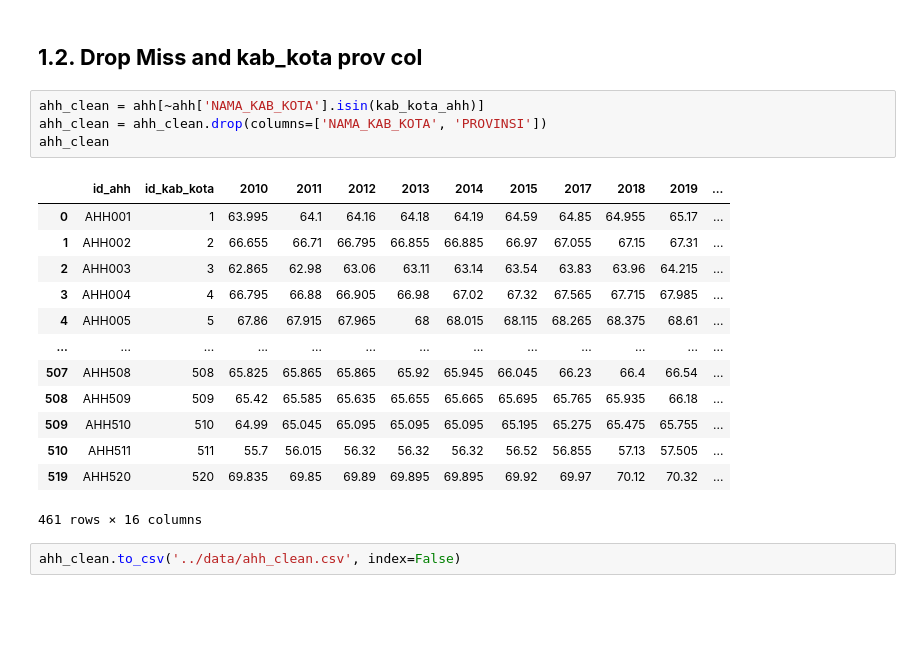
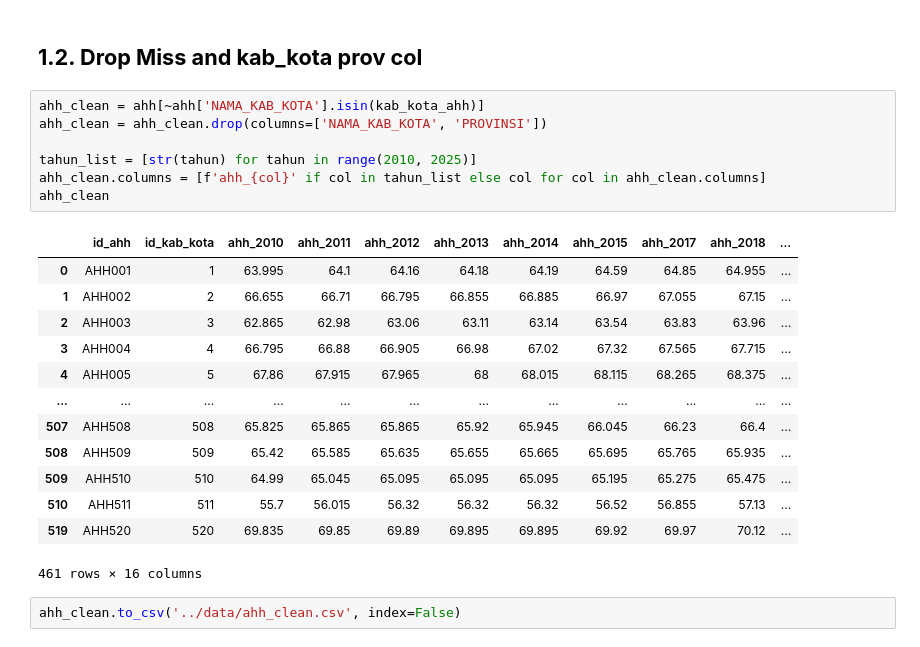
Before and after one commit to bistiana29/IAH-VISION, a Jupyter notebook: notebooks/missval_handling.ipynb, the cells around one changed output. Drawn from its saved outputs; the diff is of its cells as text; blank space fills up the shorter version.

```diff
--- a/notebooks/missval_handling.ipynb
+++ b/notebooks/missval_handling.ipynb
@@ -45,20 +45,23 @@ Jumlah kabupaten/kota yang mengandung missing value (-) pada tahun 2010-2024: 53
 # %%
 ahh_clean = ahh[~ahh['NAMA_KAB_KOTA'].isin(kab_kota_ahh)]
 ahh_clean = ahh_clean.drop(columns=['NAMA_KAB_KOTA', 'PROVINSI'])
+
+tahun_list = [str(tahun) for tahun in range(2010, 2025)]
+ahh_clean.columns = [f'ahh_{col}' if col in tahun_list else col for col in ahh_clean.columns]
 ahh_clean
 # %% [output]
-|  | id_ahh | id_kab_kota | 2010 | 2011 | 2012 | 2013 | 2014 | 2015 | 2017 | 2018 | 2019 | ... |
-| 0 | AHH001 | 1 | 63.995 | 64.1 | 64.16 | 64.18 | 64.19 | 64.59 | 64.85 | 64.955 | 65.17 | ... |
-| 1 | AHH002 | 2 | 66.655 | 66.71 | 66.795 | 66.855 | 66.885 | 66.97 | 67.055 | 67.15 | 67.31 | ... |
-| 2 | AHH003 | 3 | 62.865 | 62.98 | 63.06 | 63.11 | 63.14 | 63.54 | 63.83 | 63.96 | 64.215 | ... |
-| 3 | AHH004 | 4 | 66.795 | 66.88 | 66.905 | 66.98 | 67.02 | 67.32 | 67.565 | 67.715 | 67.985 | ... |
-| 4 | AHH005 | 5 | 67.86 | 67.915 | 67.965 | 68 | 68.015 | 68.115 | 68.265 | 68.375 | 68.61 | ... |
-| ... | ... | ... | ... | ... | ... | ... | ... | ... | ... | ... | ... | ... |
-| 507 | AHH508 | 508 | 65.825 | 65.865 | 65.865 | 65.92 | 65.945 | 66.045 | 66.23 | 66.4 | 66.54 | ... |
-| 508 | AHH509 | 509 | 65.42 | 65.585 | 65.635 | 65.655 | 65.665 | 65.695 | 65.765 | 65.935 | 66.18 | ... |
-| 509 | AHH510 | 510 | 64.99 | 65.045 | 65.095 | 65.095 | 65.095 | 65.195 | 65.275 | 65.475 | 65.755 | ... |
-| 510 | AHH511 | 511 | 55.7 | 56.015 | 56.32 | 56.32 | 56.32 | 56.52 | 56.855 | 57.13 | 57.505 | ... |
-| 519 | AHH520 | 520 | 69.835 | 69.85 | 69.89 | 69.895 | 69.895 | 69.92 | 69.97 | 70.12 | 70.32 | ... |
+|  | id_ahh | id_kab_kota | ahh_2010 | ahh_2011 | ahh_2012 | ahh_2013 | ahh_2014 | ahh_2015 | ahh_2017 | ahh_2018 | ... |
+| 0 | AHH001 | 1 | 63.995 | 64.1 | 64.16 | 64.18 | 64.19 | 64.59 | 64.85 | 64.955 | ... |
+| 1 | AHH002 | 2 | 66.655 | 66.71 | 66.795 | 66.855 | 66.885 | 66.97 | 67.055 | 67.15 | ... |
+| 2 | AHH003 | 3 | 62.865 | 62.98 | 63.06 | 63.11 | 63.14 | 63.54 | 63.83 | 63.96 | ... |
+| 3 | AHH004 | 4 | 66.795 | 66.88 | 66.905 | 66.98 | 67.02 | 67.32 | 67.565 | 67.715 | ... |
+| 4 | AHH005 | 5 | 67.86 | 67.915 | 67.965 | 68 | 68.015 | 68.115 | 68.265 | 68.375 | ... |
+| ... | ... | ... | ... | ... | ... | ... | ... | ... | ... | ... | ... |
+| 507 | AHH508 | 508 | 65.825 | 65.865 | 65.865 | 65.92 | 65.945 | 66.045 | 66.23 | 66.4 | ... |
+| 508 | AHH509 | 509 | 65.42 | 65.585 | 65.635 | 65.655 | 65.665 | 65.695 | 65.765 | 65.935 | ... |
+| 509 | AHH510 | 510 | 64.99 | 65.045 | 65.095 | 65.095 | 65.095 | 65.195 | 65.275 | 65.475 | ... |
+| 510 | AHH511 | 511 | 55.7 | 56.015 | 56.32 | 56.32 | 56.32 | 56.52 | 56.855 | 57.13 | ... |
+| 519 | AHH520 | 520 | 69.835 | 69.85 | 69.89 | 69.895 | 69.895 | 69.92 | 69.97 | 70.12 | ... |
 461 rows × 16 columns
 # %%
 ahh_clean.to_csv('../data/ahh_clean.csv', index=False)
```
Also changed, not shown: parts of 5 cells of this notebook, 15 other files.
